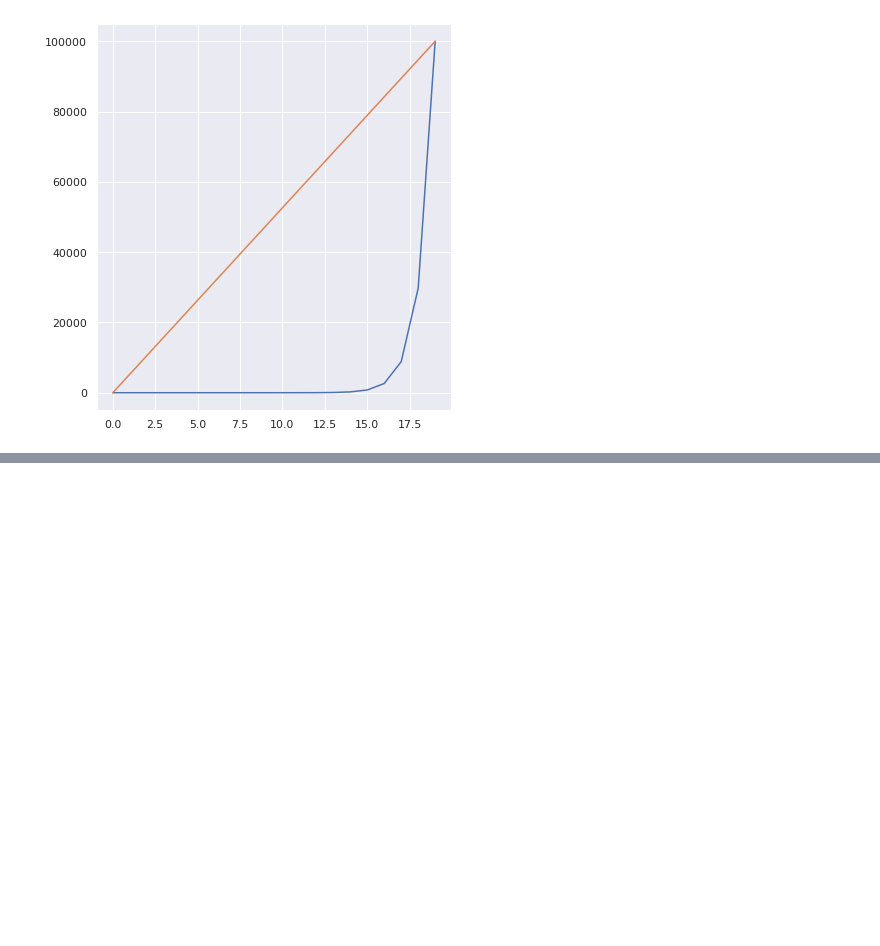
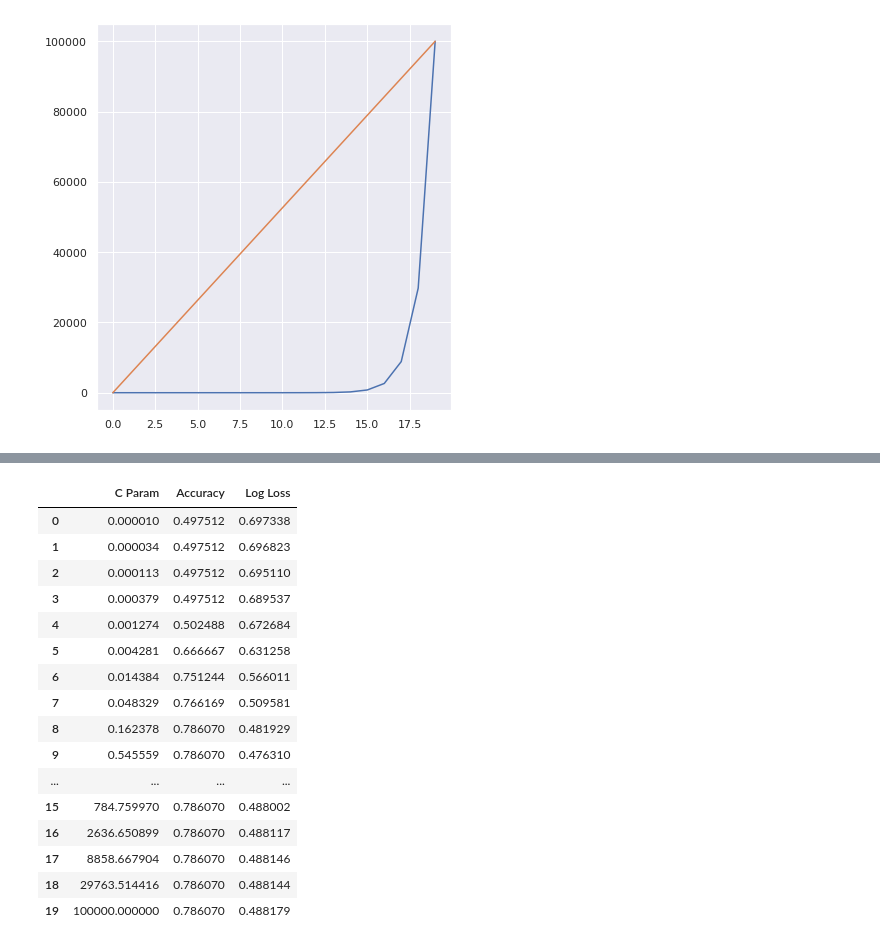
Before and after one commit to Highashikata/Data-Science---Bad-or-Good-Customer-to-give-a-Loan-to-, a Jupyter notebook: Data_Science_Good_or_Bad_Customer_to_give_a_loan_to.ipynb, the cells around one changed output, grey strips where cells are left out. Saved outputs shown, nothing was run; the diff lists cells and outputs as text; code cells hidden in the pictures; blank space fills up the shorter version.

```diff
--- a/Data_Science_Good_or_Bad_Customer_to_give_a_loan_to.ipynb
+++ b/Data_Science_Good_or_Bad_Customer_to_give_a_loan_to.ipynb
@@ -1017,0 +1020,33 @@ The Log loss of the 100000.0 Parameter is : -----
+# %%
+# Turning the results above into a pandas DataFrame
+# C_List
+
+# Converting from list to numpy
+Class_Acc = np.array(Classification_Accuracy).reshape(20,)
+Log_Loss = np.array(logarithmic_loss).reshape(20,)
+
+# Creating a dataframe
+outcomes = zip(C_List, Class_Acc, Log_Loss)
+
+df_outcomes = pd.DataFrame(outcomes, columns = ["C Param", "Accuracy", "Log Loss"])
+
+# Displaying the DF
+df_outcomes
+# %% [output]
+|  | C Param | Accuracy | Log Loss |
+| 0 | 0.000010 | 0.497512 | 0.697338 |
+| 1 | 0.000034 | 0.497512 | 0.696823 |
+| 2 | 0.000113 | 0.497512 | 0.695110 |
+| 3 | 0.000379 | 0.497512 | 0.689537 |
+| 4 | 0.001274 | 0.502488 | 0.672684 |
+| 5 | 0.004281 | 0.666667 | 0.631258 |
+| 6 | 0.014384 | 0.751244 | 0.566011 |
+| 7 | 0.048329 | 0.766169 | 0.509581 |
+| 8 | 0.162378 | 0.786070 | 0.481929 |
+| 9 | 0.545559 | 0.786070 | 0.476310 |
+| ... | ... | ... | ... |
+| 15 | 784.759970 | 0.786070 | 0.488002 |
+| 16 | 2636.650899 | 0.786070 | 0.488117 |
+| 17 | 8858.667904 | 0.786070 | 0.488146 |
+| 18 | 29763.514416 | 0.786070 | 0.488144 |
+| 19 | 100000.000000 | 0.786070 | 0.488179 |
```
Also changed, not shown: parts of 13 cells of this notebook.
